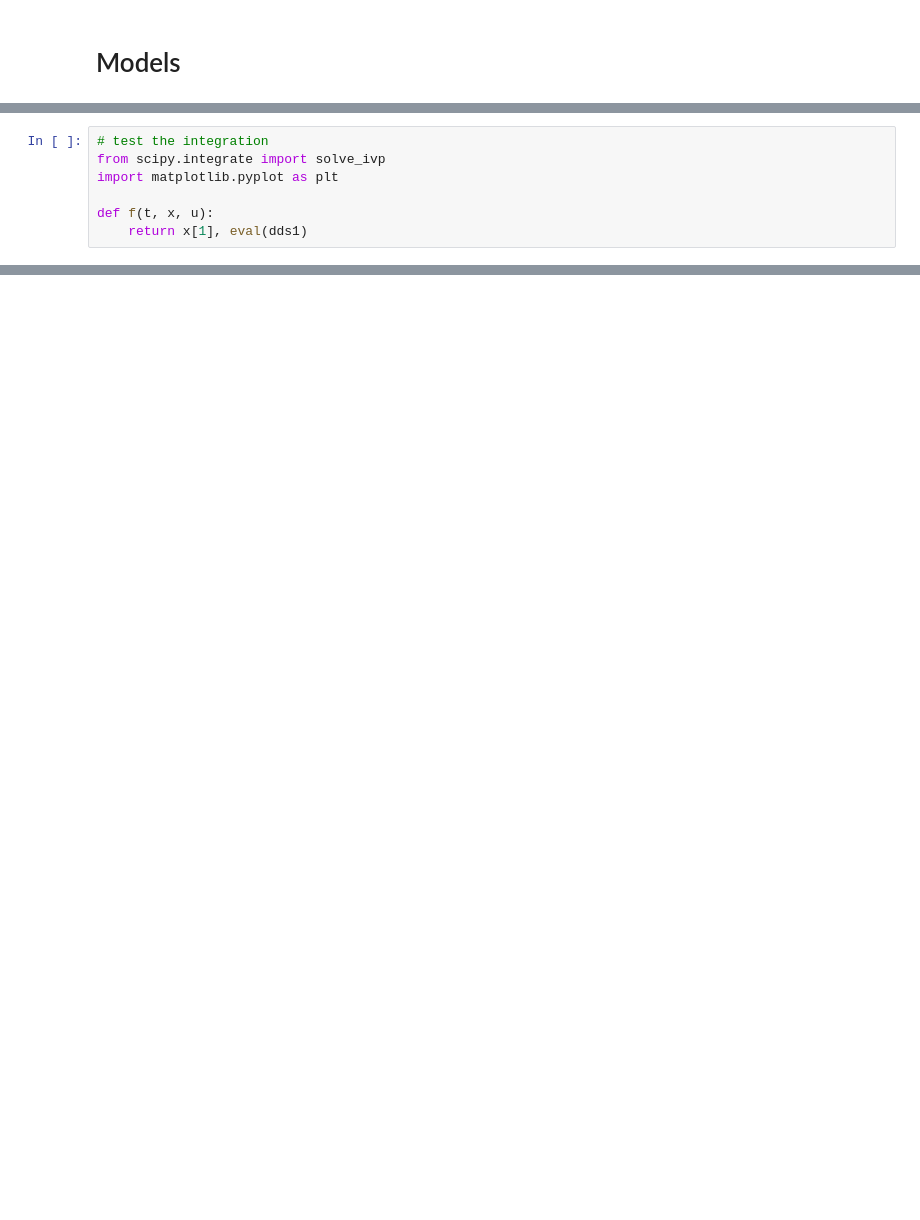
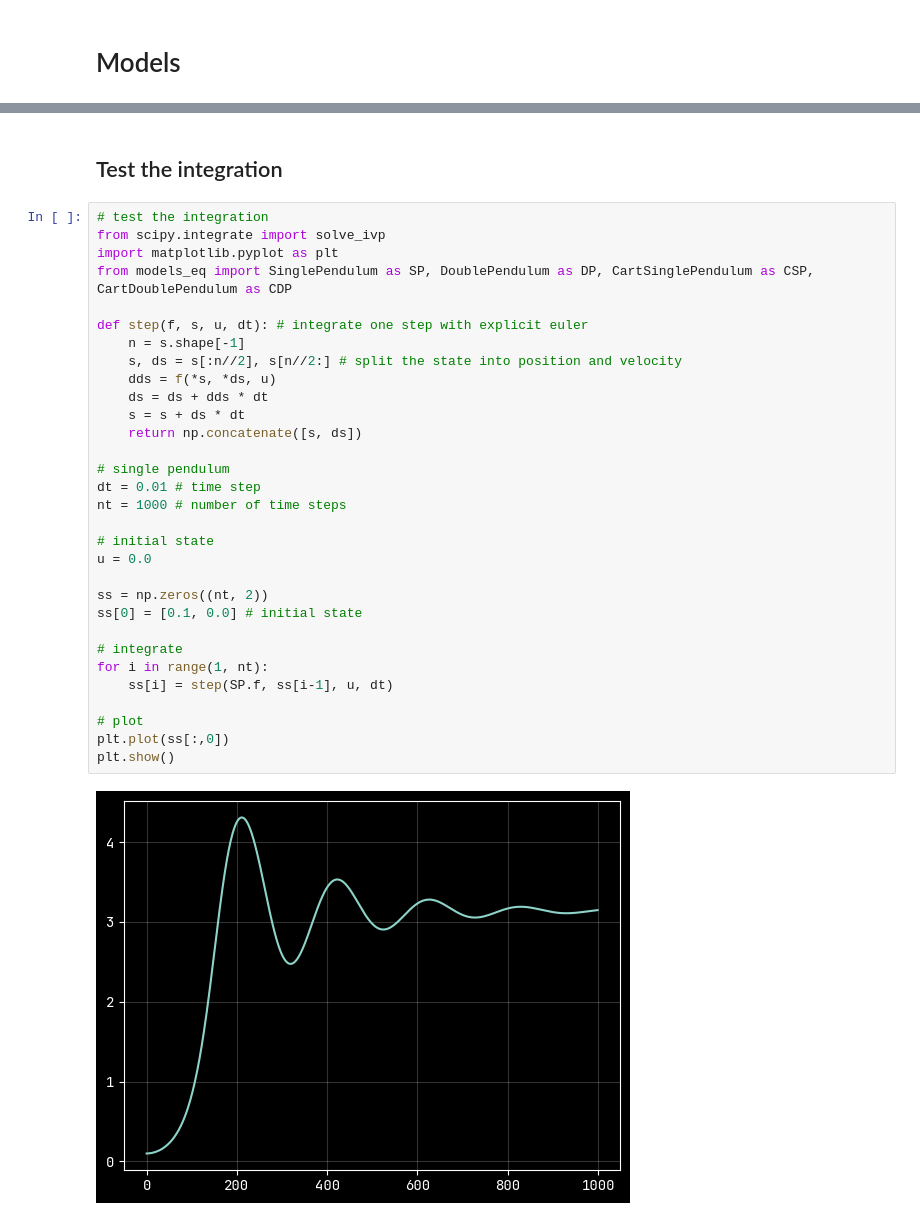
Before and after one commit to matgrand/mpc_torch, a Jupyter notebook: models.ipynb, the cells around one changed output, grey strips where cells are left out. Cells and saved outputs as stored; diff of their text form; blank space fills up the shorter version.

```diff
--- a/models.ipynb
+++ b/models.ipynb
@@ -119,7 +128,0 @@ print(sp2np(dds1))
-# %%
-# test the integration
-from scipy.integrate import solve_ivp
-import matplotlib.pyplot as plt
-
-def f(t, x, u):
-    return x[1], eval(dds1)
@@ -228,0 +360,35 @@ print(f'dds2 == {sp2np(dds2)}')
+# %% [markdown]
+## Test the integration
+# %%
+# test the integration
+from scipy.integrate import solve_ivp
+import matplotlib.pyplot as plt
+from models_eq import SinglePendulum as SP, DoublePendulum as DP, CartSinglePendulum as CSP, CartDoublePendulum as CDP
+
+def step(f, s, u, dt): # integrate one step with explicit euler
+    n = s.shape[-1]
+    s, ds = s[:n//2], s[n//2:] # split the state into position and velocity
+    dds = f(*s, *ds, u)
+    ds = ds + dds * dt
+    s = s + ds * dt
+    return np.concatenate([s, ds])
+
+# single pendulum
+dt = 0.01 # time step
+nt = 1000 # number of time steps
+
+# initial state
+u = 0.0
+
+ss = np.zeros((nt, 2))
+ss[0] = [0.1, 0.0] # initial state
+
+# integrate
+for i in range(1, nt):
+    ss[i] = step(SP.f, ss[i-1], u, dt)
+
+# plot
+plt.plot(ss[:,0])
+plt.show()
+# %% [output]
+[figure, added]
```
Also changed, not shown: parts of 7 cells of this notebook, 1 other file.
